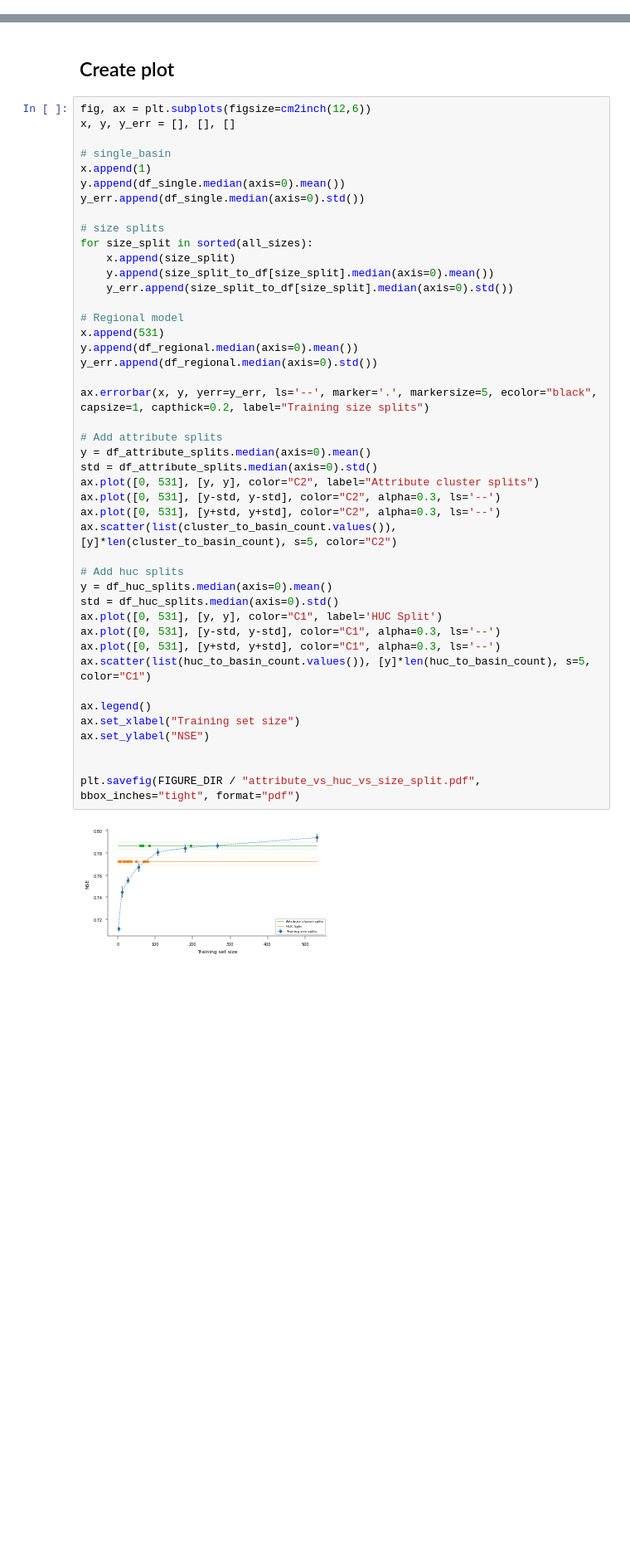
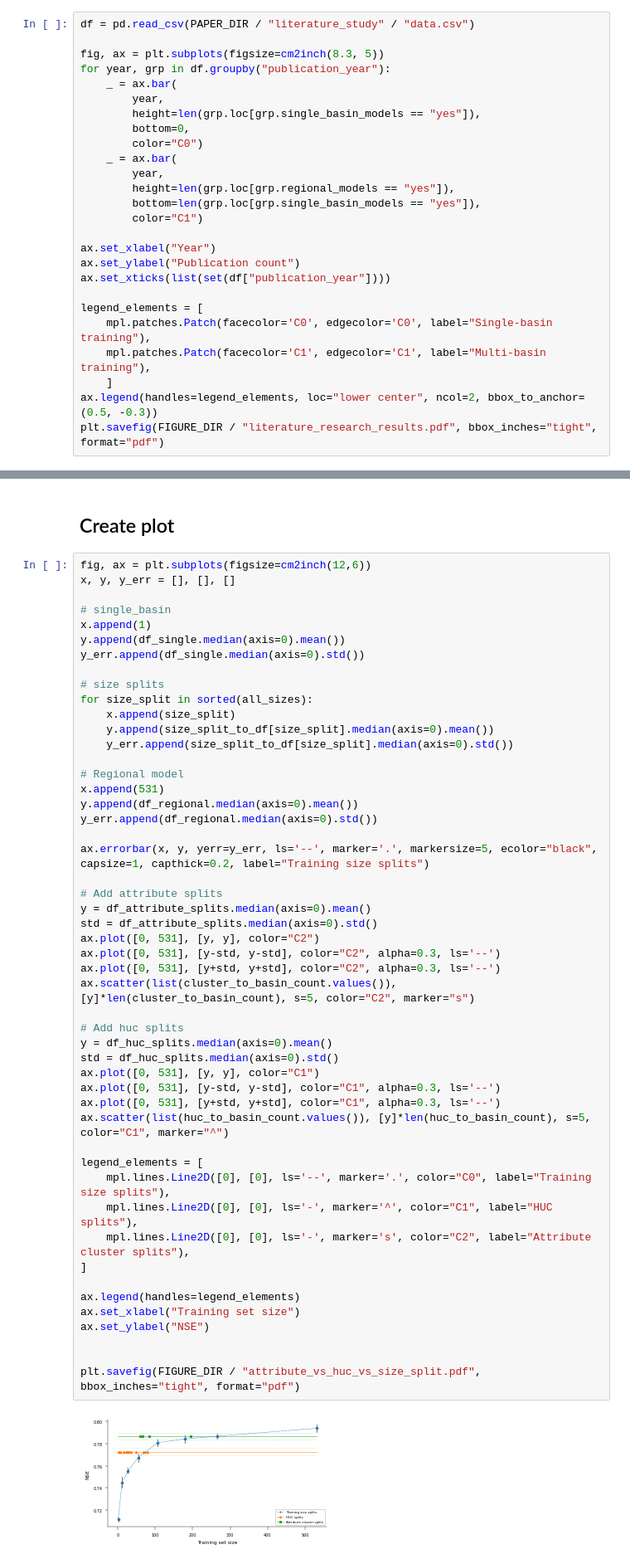
Before and after one commit to kratzert/never-paper, a Jupyter notebook: create_all_figures_ensemble_runs.ipynb, the cells around one changed output, grey strips where cells are left out. Shown at 83% size. Drawn from its saved outputs; the diff is of its cells as text; blank space fills up the shorter version.

```diff
--- a/create_all_figures_ensemble_runs.ipynb
+++ b/create_all_figures_ensemble_runs.ipynb
@@ -131,0 +137,26 @@ plt.savefig(FIGURE_DIR / "publication_count_over_time.pdf", bbox_inches="tight",
+# %%
+df = pd.read_csv(PAPER_DIR / "literature_study" / "data.csv")
+
+fig, ax = plt.subplots(figsize=cm2inch(8.3, 5))
+for year, grp in df.groupby("publication_year"):
+    _ = ax.bar(
+        year,
+        height=len(grp.loc[grp.single_basin_models == "yes"]),
+        bottom=0,
+        color="C0")
+    _ = ax.bar(
+        year,
+        height=len(grp.loc[grp.regional_models == "yes"]),
+        bottom=len(grp.loc[grp.single_basin_models == "yes"]),
+        color="C1")
+
+ax.set_xlabel("Year")
+ax.set_ylabel("Publication count")
+ax.set_xticks(list(set(df["publication_year"])))
+
+legend_elements = [
+    mpl.patches.Patch(facecolor='C0', edgecolor='C0', label="Single-basin training"),
+    mpl.patches.Patch(facecolor='C1', edgecolor='C1', label="Multi-basin training"),
+    ]
+ax.legend(handles=legend_elements, loc="lower center", ncol=2, bbox_to_anchor=(0.5, -0.3))
+plt.savefig(FIGURE_DIR / "literature_research_results.pdf", bbox_inches="tight", format="pdf")
@@ -595,39 +722,45 @@ y_err.append(df_single.median(axis=0).std())
 for size_split in sorted(all_sizes):
     x.append(size_split)
     y.append(size_split_to_df[size_split].median(axis=0).mean())
     y_err.append(size_split_to_df[size_split].median(axis=0).std())
 
 # Regional model
 x.append(531)
 y.append(df_regional.median(axis=0).mean())
 y_err.append(df_regional.median(axis=0).std())
 
 ax.errorbar(x, y, yerr=y_err, ls='--', marker='.', markersize=5, ecolor="black", capsize=1, capthick=0.2, label="Training size splits")
 
 # Add attribute splits
 y = df_attribute_splits.median(axis=0).mean()
 std = df_attribute_splits.median(axis=0).std()
-ax.plot([0, 531], [y, y], color="C2", label="Attribute cluster splits")
+ax.plot([0, 531], [y, y], color="C2")
 ax.plot([0, 531], [y-std, y-std], color="C2", alpha=0.3, ls='--')
 ax.plot([0, 531], [y+std, y+std], color="C2", alpha=0.3, ls='--')
-ax.scatter(list(cluster_to_basin_count.values()), [y]*len(cluster_to_basin_count), s=5, color="C2")
+ax.scatter(list(cluster_to_basin_count.values()), [y]*len(cluster_to_basin_count), s=5, color="C2", marker="s")
 
 # Add huc splits
 y = df_huc_splits.median(axis=0).mean()
 std = df_huc_splits.median(axis=0).std()
-ax.plot([0, 531], [y, y], color="C1", label='HUC Split')
+ax.plot([0, 531], [y, y], color="C1")
 ax.plot([0, 531], [y-std, y-std], color="C1", alpha=0.3, ls='--')
 ax.plot([0, 531], [y+std, y+std], color="C1", alpha=0.3, ls='--')
-ax.scatter(list(huc_to_basin_count.values()), [y]*len(huc_to_basin_count), s=5, color="C1")
+ax.scatter(list(huc_to_basin_count.values()), [y]*len(huc_to_basin_count), s=5, color="C1", marker="^")
 
-ax.legend()
+legend_elements = [
+    mpl.lines.Line2D([0], [0], ls='--', marker='.', color="C0", label="Training size splits"),
+    mpl.lines.Line2D([0], [0], ls='-', marker='^', color="C1", label="HUC splits"),
+    mpl.lines.Line2D([0], [0], ls='-', marker='s', color="C2", label="Attribute cluster splits"),
+]
+
+ax.legend(handles=legend_elements)
 ax.set_xlabel("Training set size")
 ax.set_ylabel("NSE")
 
 
 plt.savefig(FIGURE_DIR / "attribute_vs_huc_vs_size_split.pdf", bbox_inches="tight", format="pdf")
 # %% [output]
-[figure, old version]
+[figure, new version]
 # %% [markdown]
 # Approach compared to regional model
 # %%
```
Also changed, not shown: parts of 26 cells of this notebook, 1 other file.
